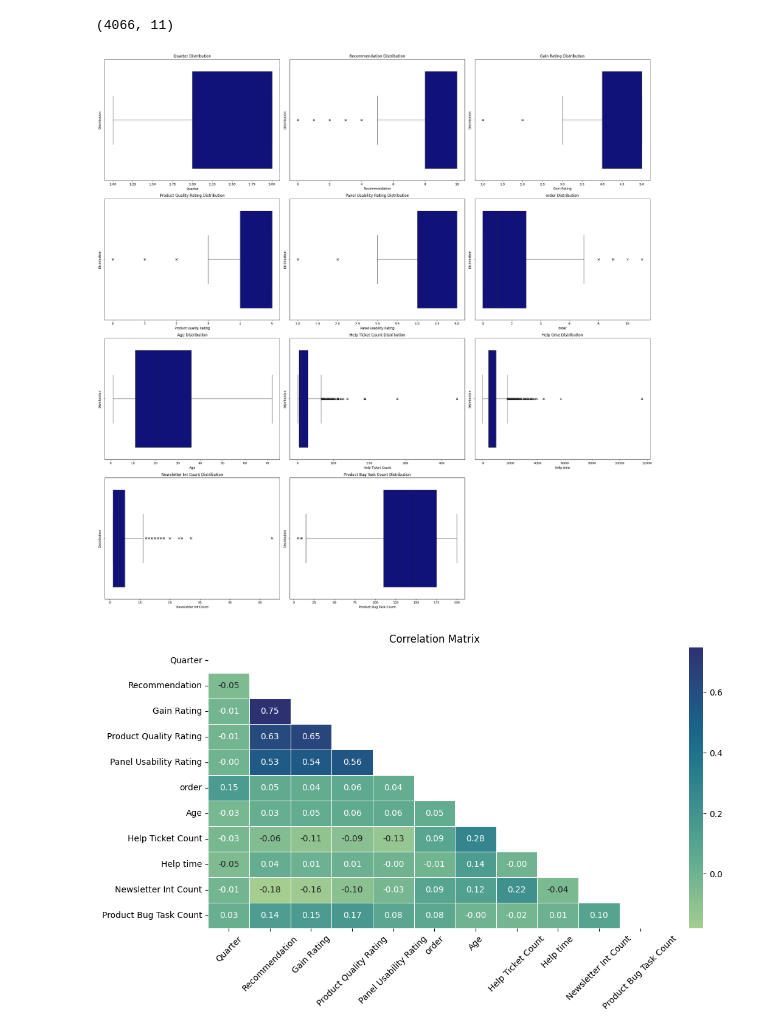
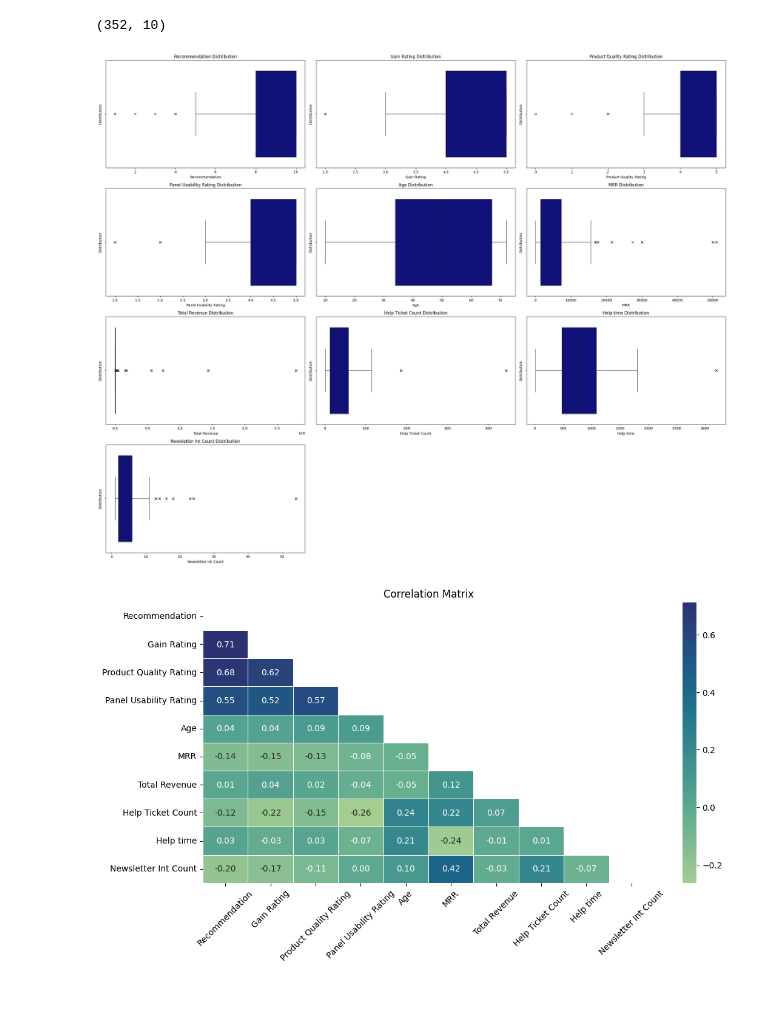
Before and after one commit to EfeDogan/datathon, a Jupyter notebook: main.ipynb, the cells around one changed output. Saved outputs shown, nothing was run; the diff lists cells and outputs as text; code cells hidden in the pictures; blank space fills up the shorter version.

```diff
--- a/main.ipynb
+++ b/main.ipynb
@@ -18,35 +18,38 @@ status_data = pd.read_csv('data/StatusAndLevel_Data.csv')
 # change column name on age data
 age_data.rename(columns={'CRM ID':'Customer ID','Customer Age (Months)':'Age'}, inplace=True)
 
-survey_data["order"] = survey_data.groupby("Customer ID").cumcount()
-bugtask_data["order"] = bugtask_data.groupby("Customer ID").cumcount()
+#survey_data["order"] = survey_data.groupby("Customer ID").cumcount()
+#bugtask_data["order"] = bugtask_data.groupby("Customer ID").cumcount()
 
 # merge all datasets
-df = pd.merge(survey_data, age_data, on='Customer ID', how='outer')
+df = pd.merge(survey_data, age_data, on='Customer ID',how='left')
 print(df.shape)
-df = pd.merge(df, mrr_data, on='Customer ID', how='outer')
+df = pd.merge(df, mrr_data, on='Customer ID',how='left')
 print(df.shape)
-df = pd.merge(df, revenue_data, on='Customer ID', how='outer')
-df = pd.merge(df, ticket_data, on='Customer ID', how='outer')
+df = pd.merge(df, revenue_data, on='Customer ID',how='left')
+df = pd.merge(df, ticket_data, on='Customer ID',how='left')
 print(df.shape)
-df = pd.merge(df, interaction_data, on='Customer ID', how='outer')
+df = pd.merge(df, interaction_data, on='Customer ID',how='left')
 print(df.shape)
-df = pd.merge(df, bugtask_data, on=["Customer ID", "order"], how='outer')
+#df = pd.merge(df, bugtask_data, on="Customer ID",how='left')
+#print(df.shape)
+df = pd.merge(df, region_data, on='Customer ID',how='left')
 print(df.shape)
-df = pd.merge(df, region_data, on='Customer ID', how='outer')
-print(df.shape)
-df = pd.merge(df, status_data, on='Customer ID', how='outer')
+df = pd.merge(df, status_data, on='Customer ID',how='left')
 print(df.shape)
 
 # change dates to datetime
 df["Survey Date"] = pd.to_datetime(df["Survey Date"])
 df["Response Date"] = pd.to_datetime(df["Response Date"])
 df['MRR'] = df['MRR'].replace('[\$,]', '', regex=True).astype(float)
+df['Total Revenue'] = df['Total Revenue'].replace('[\$,]', '', regex=True).astype(float)
+
 
 # split CRM- from the customer id
-# df['Customer ID'] = df['Customer ID'].apply(lambda x: x.split('CRM-')[1])
+df['Customer ID'] = df['Customer ID'].apply(lambda x: x.split('CRM-')[1])
 
 df.drop(columns=['Year'], inplace=True)
+df.drop(columns=['Quarter'], inplace=True)
 
 df.head()
 # %% [output]
@@ -97,0 +68,10 @@ merged_df.head()
+# %%
+# drop same
+df.drop_duplicates(inplace=True)
+print(df.shape)
+
+df.head()
+
+# Get the Customer IDs that appear more than 10 times and their counts
+customer_id_counts = df['Customer ID'].value_counts()
+customer_id_counts[customer_id_counts > 10]
@@ -163,5 +136,5 @@ Index(['Customer ID', 'Quarter', 'Survey Date', 'Response Date',
 print(df.isnull().sum())
 
 # drop null values
-df_no_null = df.dropna(inplace=False)
+df= df.dropna(inplace=False)
 # %% [output]
@@ -208,20 +181,20 @@ df_num.describe()
 # %%
 print(df_num.shape)
 # %% [output]
-(4066, 11)
+(352, 10)
 # %%
 # Outliers boxplot
 fig = plt.figure(figsize=(25, 25))
 for i, col in enumerate(df_num.columns):
-    ax = fig.add_subplot(4, 3, i+1)
+    ax = fig.add_subplot(5, 3, i+1)
     sns.boxplot(x = df_num[col].ffill(),
                 color='darkblue',
                 flierprops={"marker": "x"})
     ax.set_title(col + " Distribution", color='k')
     plt.ylabel('Distribution')
 fig.tight_layout()
 # %% [output]
-[figure, old version]
+[figure, new version]
 # %%
 # remove outliers with np.abs
 #from scipy import stats
@@ -247,4 +220,4 @@ def sketch_corr(df):
 
 sketch_corr(df)
 # %% [output]
-[figure, old version]
+[figure, new version]
```
Also changed, not shown: parts of 17 cells of this notebook, 1 other file.
